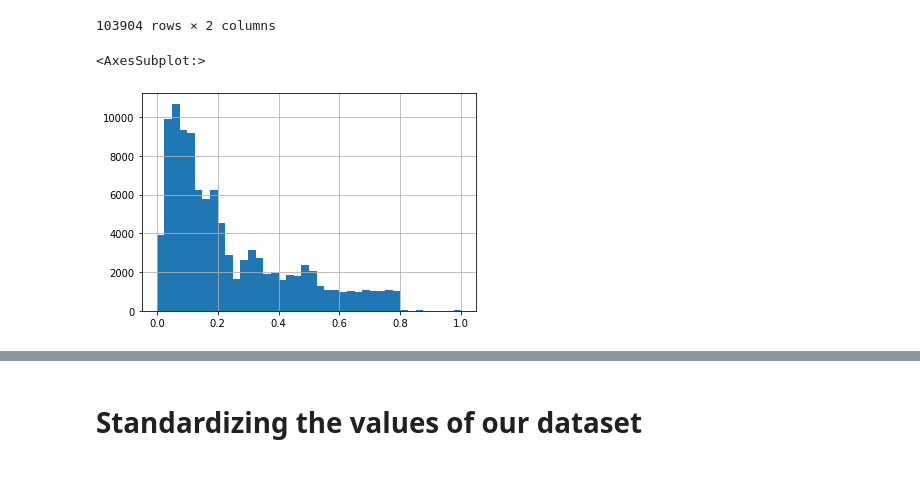
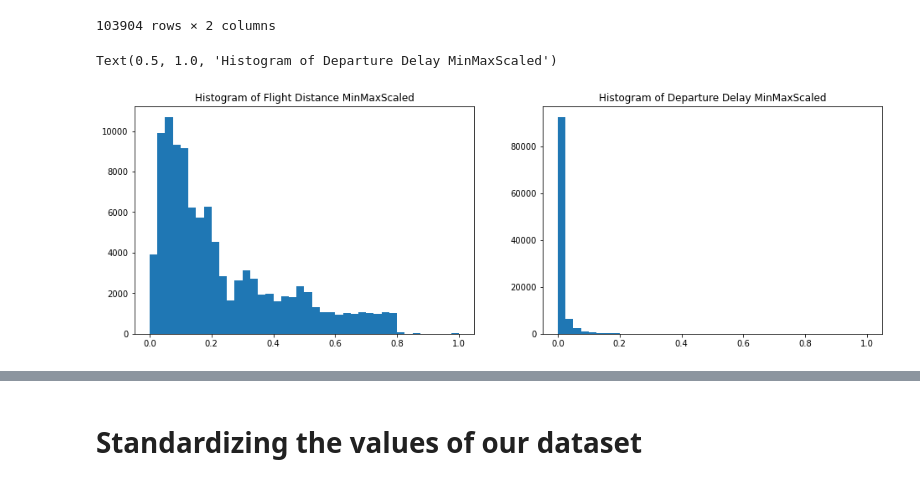
Before and after one commit to leo-cavalcante/airline-passenger-satisfaction, a Jupyter notebook: Airline Passenger Satisfaction.ipynb, the cells around one changed output, grey strips where cells are left out. Saved outputs shown, nothing was run; the diff lists cells and outputs as text; code cells hidden in the pictures.

```diff
--- a/Airline Passenger Satisfaction.ipynb
+++ b/Airline Passenger Satisfaction.ipynb
@@ -462,7 +465,11 @@ FD_DDM_scaled
 103904 rows × 2 columns
 # %%
 # Plotting histogram for new "Flight Distance"
-FD_DDM_scaled["Flight Distance"].hist(bins=40)
+fig, (ax1, ax2) = plt.subplots(1,2,figsize=(16,5))
+ax1.hist(FD_DDM_scaled["Flight Distance"],bins=40)
+ax1.set_title("Histogram of Flight Distance MinMaxScaled")
+ax2.hist(FD_DDM_scaled["Departure Delay in Minutes"],bins=40)
+ax2.set_title("Histogram of Departure Delay MinMaxScaled")
 # %% [output]
-<AxesSubplot:>
+Text(0.5, 1.0, 'Histogram of Departure Delay MinMaxScaled')
-[figure, old version]
+[figure, new version]
```
Also changed, not shown: parts of 9 cells of this notebook.
